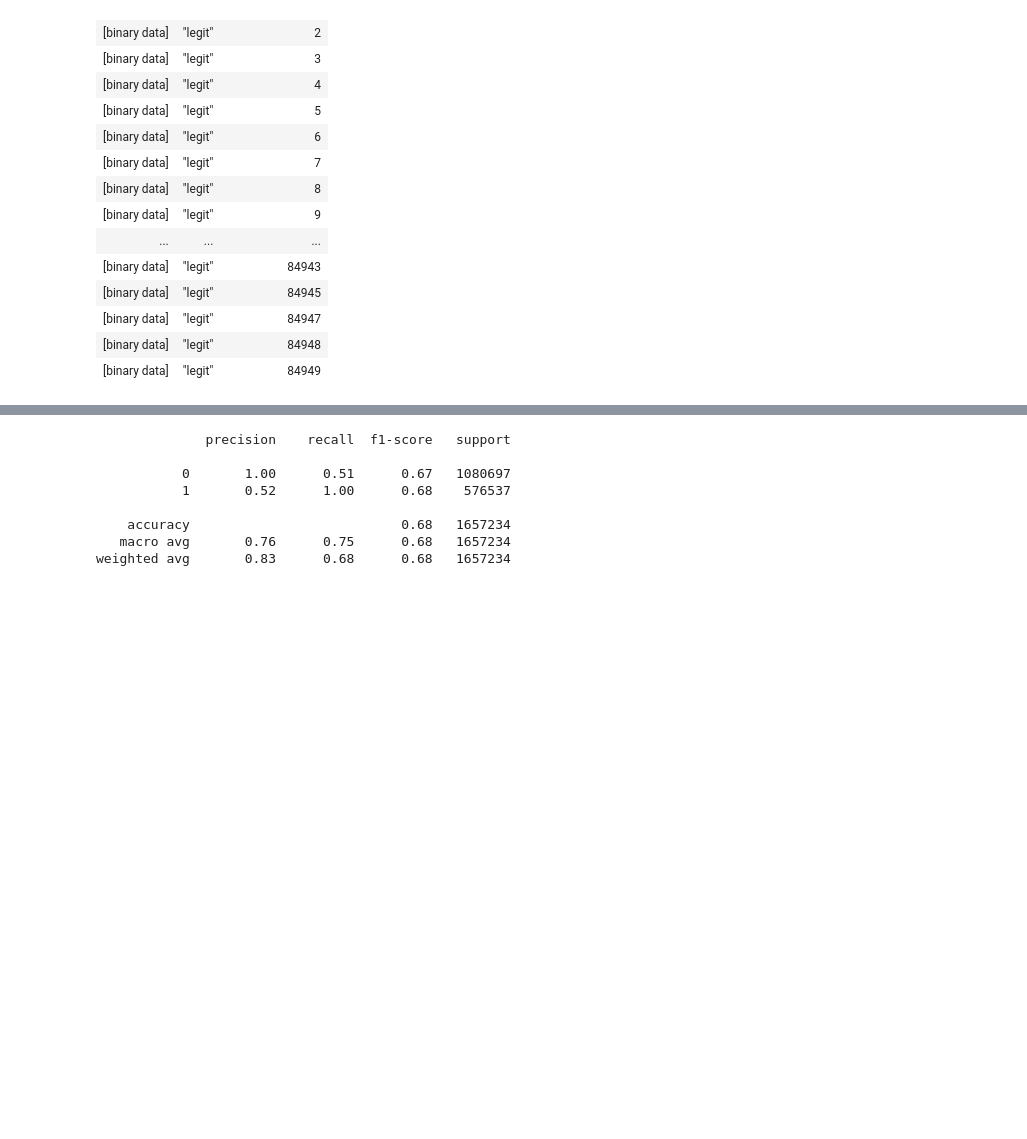
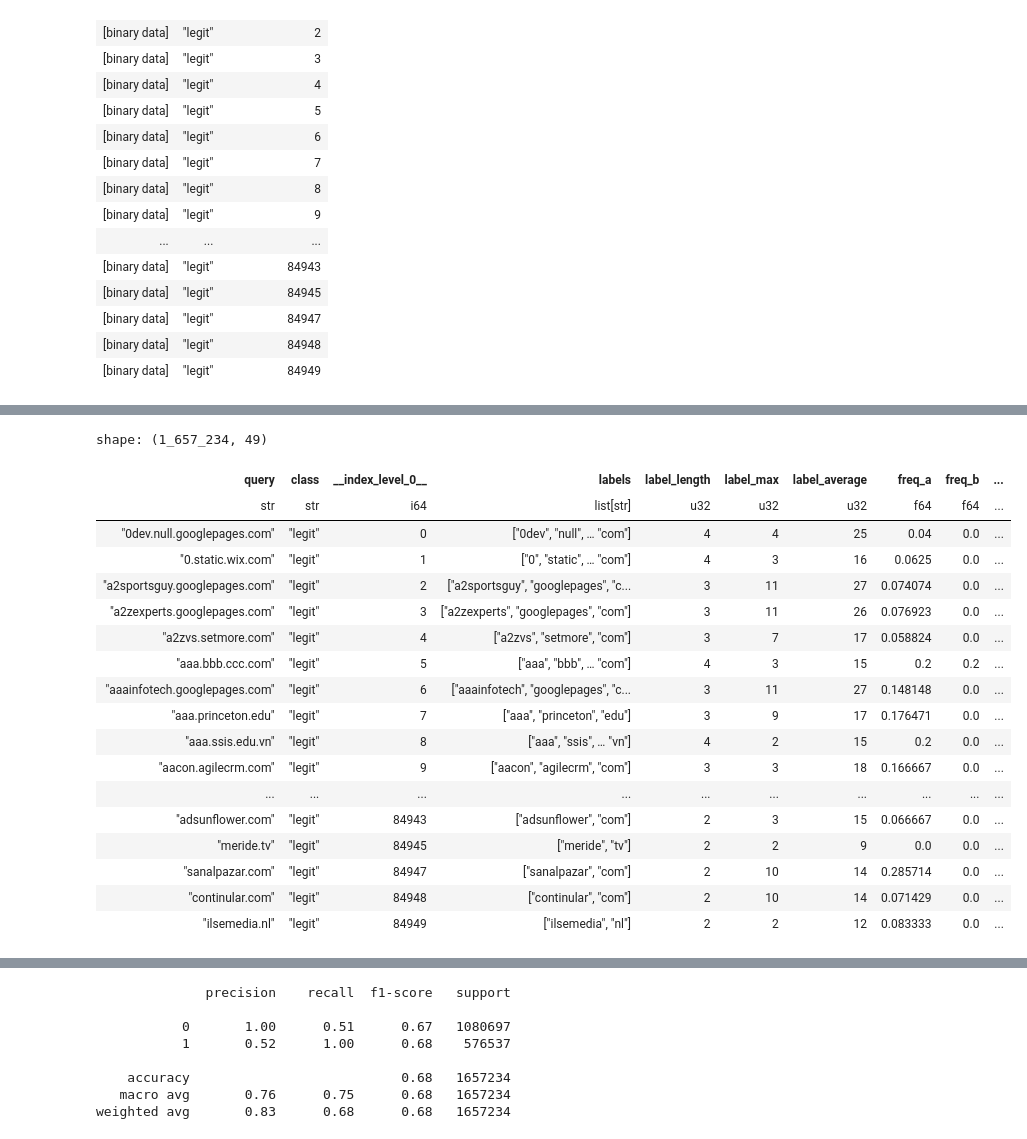
Before and after one commit to stefanDeveloper/heiDGAF, a Jupyter notebook: example/DGA_dgta_EDA.ipynb, the cells around one changed output, grey strips where cells are left out. Drawn from its saved outputs; the diff is of its cells as text; code cells hidden in the pictures; blank space fills up the shorter version.

```diff
--- a/example/DGA_dgta_EDA.ipynb
+++ b/example/DGA_dgta_EDA.ipynb
@@ -37,7 +37,7 @@ pd_dgta
 | 84949 | b'ilsemedia.nl' | legit |
 1657234 rows × 2 columns
 # %%
-df_dgta = pl.read_parquet("../data/dgta-benchmark.parquet")
+df_dgta = pl.read_parquet("../data/dgta/dgta-benchmark.parquet")
 df_dgta = df_dgta.rename({"domain": "query"})
 df_dgta
 # %% [output]
@@ -73,11 +73,4 @@ df_dgta = df_dgta.with_columns(
         pl.col('query').map(custom_decode)
     ]
 )
-df_dgta = df_dgta.with_columns(
-    [
-        (pl.col("query").str.split(".").alias("labels")),
-        (pl.col("query").str.split(".").list.len().alias("label_length")),
-        (pl.col("query").str.split(".").list.max().str.len_chars().alias("label_max")),
-        (pl.col("query").str.strip_chars(".").str.len_chars().alias("label_average")),
-    ]
-)
+df_dgta
@@ -138,3 +216,41 @@ TypeError: 'Expr' object is not callable
+# %%
+for ent in ["fqdn", "thirdleveldomain", "secondleveldomain"]:
+    df_dgta_processed = df_dgta_processed.with_columns(
+        [
+            (pl.col(ent).map_elements(lambda x: [float(str(x).count(c)) / len(str(x)) for c in dict.fromkeys(list(str(x)))])).alias("prob"),
+        ]
+    )
+
+    t =  math.log(2.0)
+
+    df_dgta_processed = df_dgta_processed.with_columns(
+        [
+            # - sum([ p * math.log(p) / math.log(2.0) for p in prob ])
+            (pl.col("prob").list.eval(- pl.element() * pl.element().log() / t).list.sum()).alias(f"{ent}_entropy"),
+        ]
+    )
+    df_dgta_processed = df_dgta_processed.drop("prob")
+df_dgta_processed
+# %% [output]
+shape: (1_657_234, 49)
+| query | class | __index_level_0__ | labels | label_length | label_max | label_average | freq_a | freq_b | ... |
+| str | str | i64 | list[str] | u32 | u32 | u32 | f64 | f64 | ... |
+| "0dev.null.googlepages.com" | "legit" | 0 | ["0dev", "null", … "com"] | 4 | 4 | 25 | 0.04 | 0.0 | ... |
+| "0.static.wix.com" | "legit" | 1 | ["0", "static", … "com"] | 4 | 3 | 16 | 0.0625 | 0.0 | ... |
+| "a2sportsguy.googlepages.com" | "legit" | 2 | ["a2sportsguy", "googlepages", "c... | 3 | 11 | 27 | 0.074074 | 0.0 | ... |
+| "a2zexperts.googlepages.com" | "legit" | 3 | ["a2zexperts", "googlepages", "com"] | 3 | 11 | 26 | 0.076923 | 0.0 | ... |
+| "a2zvs.setmore.com" | "legit" | 4 | ["a2zvs", "setmore", "com"] | 3 | 7 | 17 | 0.058824 | 0.0 | ... |
+| "aaa.bbb.ccc.com" | "legit" | 5 | ["aaa", "bbb", … "com"] | 4 | 3 | 15 | 0.2 | 0.2 | ... |
+| "aaainfotech.googlepages.com" | "legit" | 6 | ["aaainfotech", "googlepages", "c... | 3 | 11 | 27 | 0.148148 | 0.0 | ... |
+| "aaa.princeton.edu" | "legit" | 7 | ["aaa", "princeton", "edu"] | 3 | 9 | 17 | 0.176471 | 0.0 | ... |
+| "aaa.ssis.edu.vn" | "legit" | 8 | ["aaa", "ssis", … "vn"] | 4 | 2 | 15 | 0.2 | 0.0 | ... |
+| "aacon.agilecrm.com" | "legit" | 9 | ["aacon", "agilecrm", "com"] | 3 | 3 | 18 | 0.166667 | 0.0 | ... |
+| ... | ... | ... | ... | ... | ... | ... | ... | ... | ... |
+| "adsunflower.com" | "legit" | 84943 | ["adsunflower", "com"] | 2 | 3 | 15 | 0.066667 | 0.0 | ... |
+| "meride.tv" | "legit" | 84945 | ["meride", "tv"] | 2 | 2 | 9 | 0.0 | 0.0 | ... |
+| "sanalpazar.com" | "legit" | 84947 | ["sanalpazar", "com"] | 2 | 10 | 14 | 0.285714 | 0.0 | ... |
+| "continular.com" | "legit" | 84948 | ["continular", "com"] | 2 | 10 | 14 | 0.071429 | 0.0 | ... |
+| "ilsemedia.nl" | "legit" | 84949 | ["ilsemedia", "nl"] | 2 | 2 | 12 | 0.083333 | 0.0 | ... |
 # %%
 # print(f"Total number of classes {len(df_dgta['class'].value_counts())}")
 # df_dgta["class"].value_counts().plot(kind='bar', figsize=(9,6), ylabel='class')
```
Also changed, not shown: parts of 6 cells of this notebook, 3 other files.
